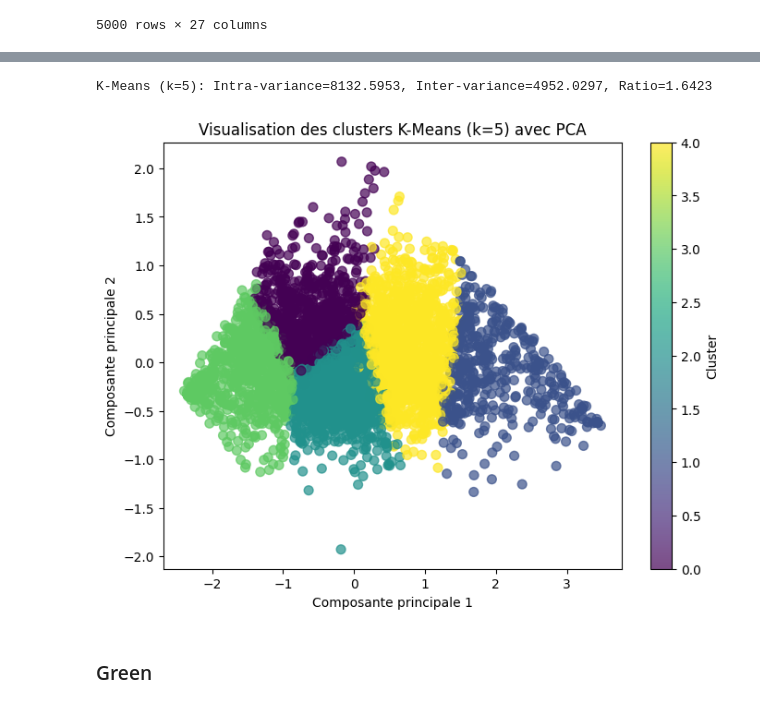
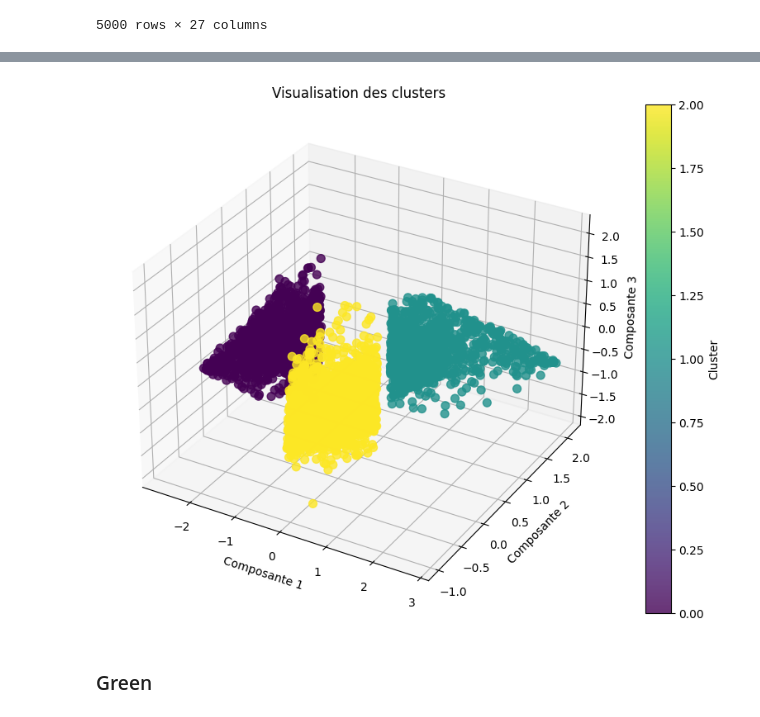
Before and after one commit to scia-assistant/kantar-LMD, a Jupyter notebook: Untitled.ipynb, the cells around one changed output, grey strips where cells are left out. Drawn from its saved outputs; the diff is of its cells as text; code cells hidden in the pictures.

```diff
--- a/Untitled.ipynb
+++ b/Untitled.ipynb
@@ -269,0 +322,4 @@ Hiérarchique: Intra-variance=9333.12066636889, Inter-variance=3751.504333631154
+# %%
+pca = PCA(n_components=3)
+orange_pca = pd.DataFrame(pca.fit_transform(orange_normalized), columns=['PC1', 'PC2', 'PC3'])
+clustering_compare(orange_pca)
@@ -283,34 +420,10 @@ Si une solution plus simple est souhaitée, K-Means avec k=3 pourrait être une
 # %%
-import pandas as pd
-import numpy as np
-from sklearn.cluster import KMeans
-from sklearn.decomposition import PCA
-import matplotlib.pyplot as plt
-
-data = orange_normalized
-
-k = 5
+k = 3
 kmeans = KMeans(n_clusters=k, random_state=42)
-labels = kmeans.fit_predict(data)
-
-intra, inter, ratio = calculate_variance_ratios(data.values, labels)
-print(f'K-Means (k={k}): Intra-variance={intra:.4f}, Inter-variance={inter:.4f}, Ratio={ratio:.4f}')
-
-data['Cluster'] = labels
-
-pca = PCA(n_components=2)
-data_pca = pca.fit_transform(data.drop(columns=['Cluster']))
-
-plt.figure(figsize=(8, 6))
-plt.scatter(data_pca[:, 0], data_pca[:, 1], c=labels, cmap='viridis', s=50, alpha=0.7)
-plt.title('Visualisation des clusters K-Means (k=5) avec PCA')
-plt.xlabel('Composante principale 1')
-plt.ylabel('Composante principale 2')
-plt.colorbar(label='Cluster')
-plt.show()
+orange_labels = kmeans.fit_predict(orange_pca)
+visualize_clusters(orange_pca, labels)
 # %% [output]
-K-Means (k=5): Intra-variance=8132.5953, Inter-variance=4952.0297, Ratio=1.6423
-[figure, old version]
+[figure, new version]
 # %% [markdown]
 ### Green
 # %%
```
Also changed, not shown: parts of 24 cells of this notebook.
